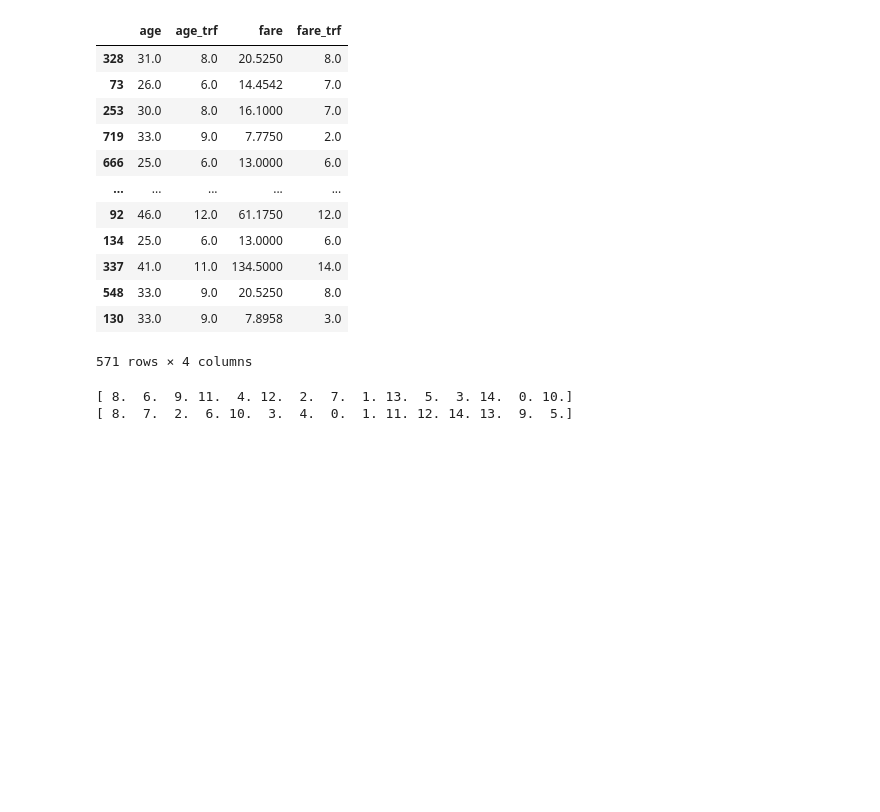
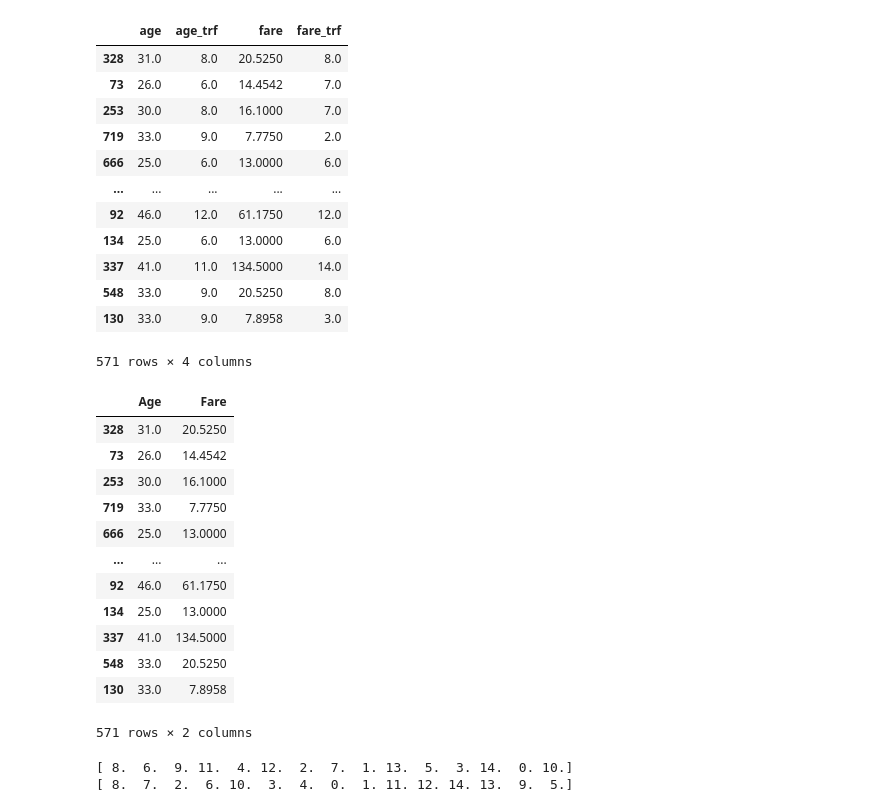
Before and after one commit to Ashura369/Python_and_Data_Science, a Jupyter notebook: 0 ML lecture/10_1 k-means binning.ipynb, the cells around one changed output. Drawn from its saved outputs; the diff is of its cells as text; code cells hidden in the pictures; blank space fills up the shorter version.

```diff
--- a/0 ML lecture/10_1 k-means binning.ipynb
+++ b/0 ML lecture/10_1 k-means binning.ipynb
@@ -139,6 +136,22 @@ checking edges of bins :
 | 548 | 33.0 | 9.0 | 20.5250 | 8.0 |
 | 130 | 33.0 | 9.0 | 7.8958 | 3.0 |
 571 rows × 4 columns
+# %%
+x_train
+# %% [output]
+|  | Age | Fare |
+| 328 | 31.0 | 20.5250 |
+| 73 | 26.0 | 14.4542 |
+| 253 | 30.0 | 16.1000 |
+| 719 | 33.0 | 7.7750 |
+| 666 | 25.0 | 13.0000 |
+| ... | ... | ... |
+| 92 | 46.0 | 61.1750 |
+| 134 | 25.0 | 13.0000 |
+| 337 | 41.0 | 134.5000 |
+| 548 | 33.0 | 20.5250 |
+| 130 | 33.0 | 7.8958 |
+571 rows × 2 columns
 # %%
 x_train_trf = pd.DataFrame(x_train_trf, columns=x_train.columns)
 
```
Also changed, not shown: parts of 10 cells of this notebook, 5 other files.
